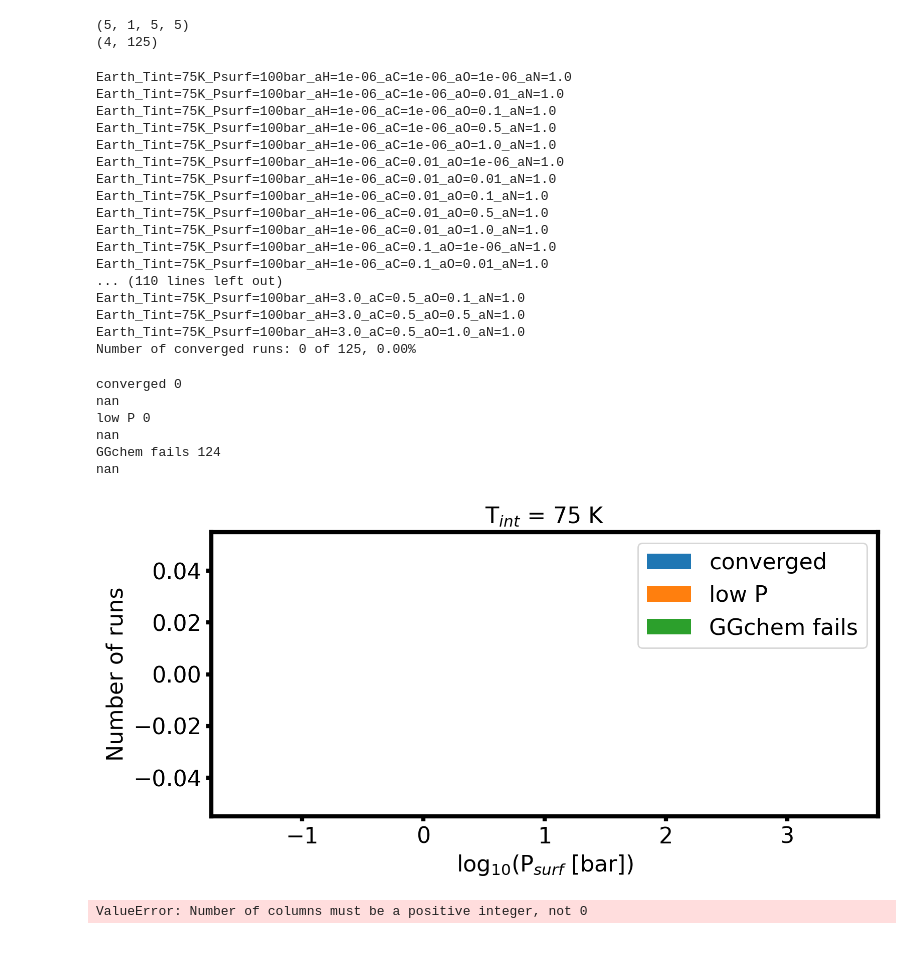
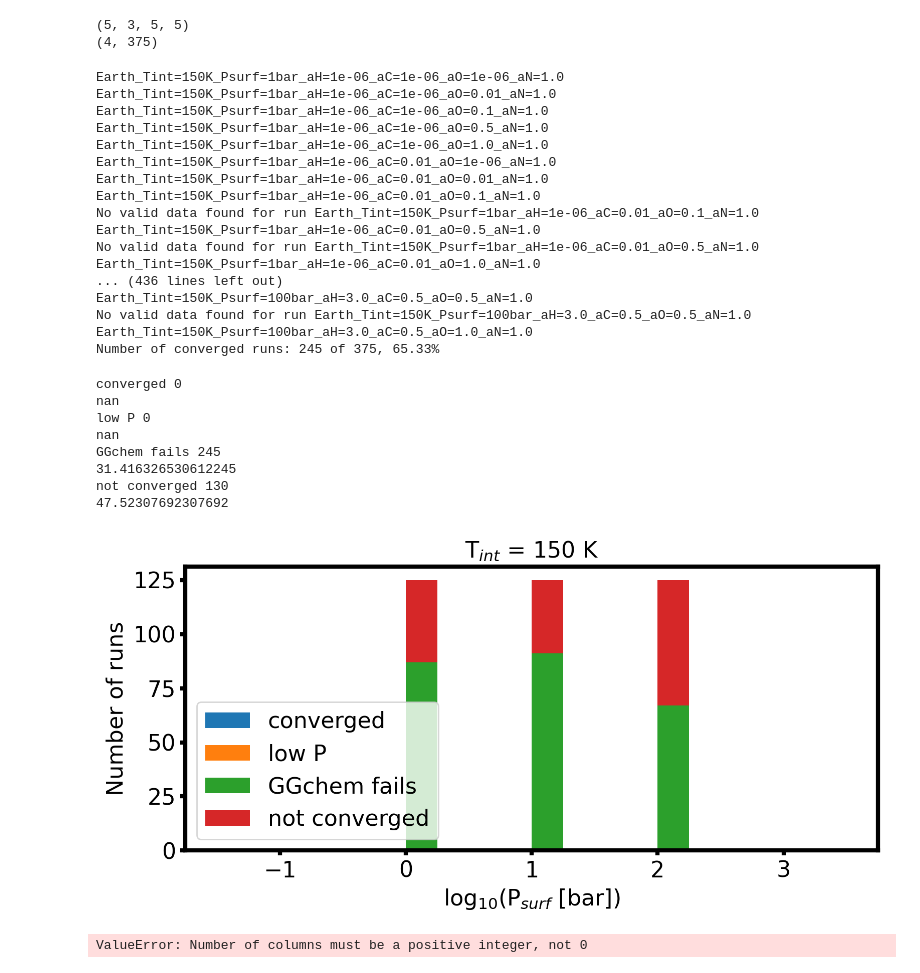
Before and after one commit to DavidDahlbudding/chelio, a Jupyter notebook: analyze/C_cornerplots.ipynb, the cells around one changed output. Cells and saved outputs as stored; diff of their text form; code cells hidden in the pictures.

```diff
--- a/analyze/C_cornerplots.ipynb
+++ b/analyze/C_cornerplots.ipynb
@@ -39,9 +39,9 @@ def increase_size(ax, linewidth=3, fontsize=14, legendcols=1, legendloc='best'):
         ax.legend(fontsize=fontsize, ncols=legendcols, loc=legendloc)
 # %%
 # Define parameters for the matrix
-folder = '../output/N2dom/'
+folder = '../output/N2dom_fast/'
 
-Tints = np.array([75]) #([50, 100, 150, 200])
+Tints = np.array([50, 100, 150, 200])
 
 # Tmelts = np.array([1000, 2000])
 # Hoceans = np.array([0.1, 1.0, 10.0])
@@ -53,7 +53,7 @@ Tints = np.array([75]) #([50, 100, 150, 200])
 # var_param_names = ['Tmelt', 'Hocean', 'CtoH', 'NtoC', 'fO2']
 # param_log = [False, True, True, True, False]
 
-Psurfs = np.array([100]) #([1, 10, 100])
+Psurfs = np.array([1, 10, 100])
 aHs = [1.0e-06, 0.01, 0.1, 1.0, 3.0]
 aCs = [1.0e-06, 0.01, 0.1, 0.25, 0.5]
 aOs = [1.0e-06, 0.01, 0.1, 0.5, 1.0]
@@ -71,10 +71,10 @@ print(param_grid[0].shape)
 param_grid = np.array([p.flatten() for p in param_grid])
 print(param_grid.shape)
 # %% [output]
-(5, 1, 5, 5)
-(4, 125)
+(5, 3, 5, 5)
+(4, 375)
 # %%
-Tint = 75
+Tint = 150
 runs = []
 
 for i in range(param_grid.shape[1]):
@@ -85,7 +85,7 @@ for i in range(param_grid.shape[1]):
     print(run_name)
 
     run = ChelioRun(folder, run_name, load_mode='all')
-    run.read_data()
+    run.read_data(ref_p_toa=1e0)
     run.convert_to_vmr()
     runs.append(run)
 
@@ -93,23 +93,23 @@ converged_mask = np.array([run.final_convergence_status for run in runs])
 converged = converged_mask.sum()
 print(f"Number of converged runs: {converged} of {len(runs)}, {converged/len(runs)*100:.2f}%")
 # %% [output]
-Earth_Tint=75K_Psurf=100bar_aH=1e-06_aC=1e-06_aO=1e-06_aN=1.0
-Earth_Tint=75K_Psurf=100bar_aH=1e-06_aC=1e-06_aO=0.01_aN=1.0
-Earth_Tint=75K_Psurf=100bar_aH=1e-06_aC=1e-06_aO=0.1_aN=1.0
-Earth_Tint=75K_Psurf=100bar_aH=1e-06_aC=1e-06_aO=0.5_aN=1.0
-Earth_Tint=75K_Psurf=100bar_aH=1e-06_aC=1e-06_aO=1.0_aN=1.0
-Earth_Tint=75K_Psurf=100bar_aH=1e-06_aC=0.01_aO=1e-06_aN=1.0
-Earth_Tint=75K_Psurf=100bar_aH=1e-06_aC=0.01_aO=0.01_aN=1.0
-Earth_Tint=75K_Psurf=100bar_aH=1e-06_aC=0.01_aO=0.1_aN=1.0
-Earth_Tint=75K_Psurf=100bar_aH=1e-06_aC=0.01_aO=0.5_aN=1.0
-Earth_Tint=75K_Psurf=100bar_aH=1e-06_aC=0.01_aO=1.0_aN=1.0
-Earth_Tint=75K_Psurf=100bar_aH=1e-06_aC=0.1_aO=1e-06_aN=1.0
-Earth_Tint=75K_Psurf=100bar_aH=1e-06_aC=0.1_aO=0.01_aN=1.0
-... (110 lines left out)
-Earth_Tint=75K_Psurf=100bar_aH=3.0_aC=0.5_aO=0.1_aN=1.0
-Earth_Tint=75K_Psurf=100bar_aH=3.0_aC=0.5_aO=0.5_aN=1.0
-Earth_Tint=75K_Psurf=100bar_aH=3.0_aC=0.5_aO=1.0_aN=1.0
-Number of converged runs: 0 of 125, 0.00%
+Earth_Tint=150K_Psurf=1bar_aH=1e-06_aC=1e-06_aO=1e-06_aN=1.0
+Earth_Tint=150K_Psurf=1bar_aH=1e-06_aC=1e-06_aO=0.01_aN=1.0
+Earth_Tint=150K_Psurf=1bar_aH=1e-06_aC=1e-06_aO=0.1_aN=1.0
+Earth_Tint=150K_Psurf=1bar_aH=1e-06_aC=1e-06_aO=0.5_aN=1.0
+Earth_Tint=150K_Psurf=1bar_aH=1e-06_aC=1e-06_aO=1.0_aN=1.0
+Earth_Tint=150K_Psurf=1bar_aH=1e-06_aC=0.01_aO=1e-06_aN=1.0
+Earth_Tint=150K_Psurf=1bar_aH=1e-06_aC=0.01_aO=0.01_aN=1.0
+Earth_Tint=150K_Psurf=1bar_aH=1e-06_aC=0.01_aO=0.1_aN=1.0
+No valid data found for run Earth_Tint=150K_Psurf=1bar_aH=1e-06_aC=0.01_aO=0.1_aN=1.0
+Earth_Tint=150K_Psurf=1bar_aH=1e-06_aC=0.01_aO=0.5_aN=1.0
+No valid data found for run Earth_Tint=150K_Psurf=1bar_aH=1e-06_aC=0.01_aO=0.5_aN=1.0
+Earth_Tint=150K_Psurf=1bar_aH=1e-06_aC=0.01_aO=1.0_aN=1.0
+... (436 lines left out)
+Earth_Tint=150K_Psurf=100bar_aH=3.0_aC=0.5_aO=0.5_aN=1.0
+No valid data found for run Earth_Tint=150K_Psurf=100bar_aH=3.0_aC=0.5_aO=0.5_aN=1.0
+Earth_Tint=150K_Psurf=100bar_aH=3.0_aC=0.5_aO=1.0_aN=1.0
+Number of converged runs: 245 of 375, 65.33%
 # %%
 # get outgassed data
 
@@ -117,7 +117,7 @@ vmrs = {}
 Psurfs = np.zeros(len(runs))
 PTs = []
 
-get_outgassed = True
+get_outgassed = False
 
 if get_outgassed:
     for i, run in enumerate(runs):
@@ -151,6 +151,8 @@ if get_outgassed:
         except:
             Psurfs[i] = np.nan
             PTs.append(np.array([[np.nan, np.nan]]))
+else:
+    Psurfs = np.array([param_grid[0, i] for i in range(param_grid.shape[1])])
 
 for mol in vmrs.keys():
     vmr = np.array(vmrs[mol])
@@ -159,43 +161,49 @@ for mol in vmrs.keys():
     mask = np.logical_not(np.isnan(Psurfs))
     vmrs[mol][mask] = vmr
 # %%
-mask_lowP = Psurfs < 1e0
+if get_outgassed:
+    mask_lowP = Psurfs < 1e0
+else:
+    mask_lowP = np.zeros(len(runs), dtype=bool)
 mask_noConv = np.logical_and(np.logical_not(converged_mask), np.logical_not(mask_lowP))
 mask_noConv = np.logical_and(mask_noConv, np.logical_not(np.isnan(Psurfs)))
-mask_Tconst = np.array([np.all(np.abs(run.temperatures_K[0,:] - 500) < 1e-1) for run in runs])
+mask_Tconst = np.array([np.all(np.abs(run.temperatures_K[-1,:] - 500) < 1e-1) for run in runs])
+converged_mask = np.logical_and(converged_mask, np.logical_not(mask_Tconst))
 #mask_GGfail = np.array([run.temperatures_K[0,-1] == 0.0 for run in runs])
 
 if np.sum(mask_noConv) > 0:
     mask_labels = ['converged', 'low P', 'GGchem fails', 'not converged']
     masks = [converged_mask, mask_lowP, mask_Tconst, mask_noConv]
 else:
     mask_labels = ['converged', 'low P', 'GGchem fails']
     masks = [converged_mask, mask_lowP, mask_Tconst]
 
 plt.figure(figsize=(8,4))
 
 hist_data = []
 for i,mask in enumerate(masks[:]):
     print(mask_labels[i], np.sum(mask))
     print(Psurfs[mask].mean())
     hist_data.append(np.log10(Psurfs[mask]))
 
 plt.hist(hist_data, bins=20, range=(-1.5, 3.5), label=mask_labels, stacked=True)
 
 plt.xlabel(r'log$_{10}$(P$_{surf}$ [bar])')
 plt.ylabel('Number of runs')
 plt.legend()
 increase_size(plt.gca(), linewidth=3, fontsize=16, legendloc='best')
 plt.title(r'T$_{int}$ = ' + f'{Tint} K', fontsize=16)
 plt.tight_layout()
 # %% [output]
 converged 0
 nan
 low P 0
 nan
-GGchem fails 124
-nan
+GGchem fails 245
+31.416326530612245
+not converged 130
+47.52307692307692
-[figure, old version]
+[figure, new version]
 # %%
 # compare abundances
 
```
Also changed, not shown: parts of 6 cells of this notebook, 6 other files.
